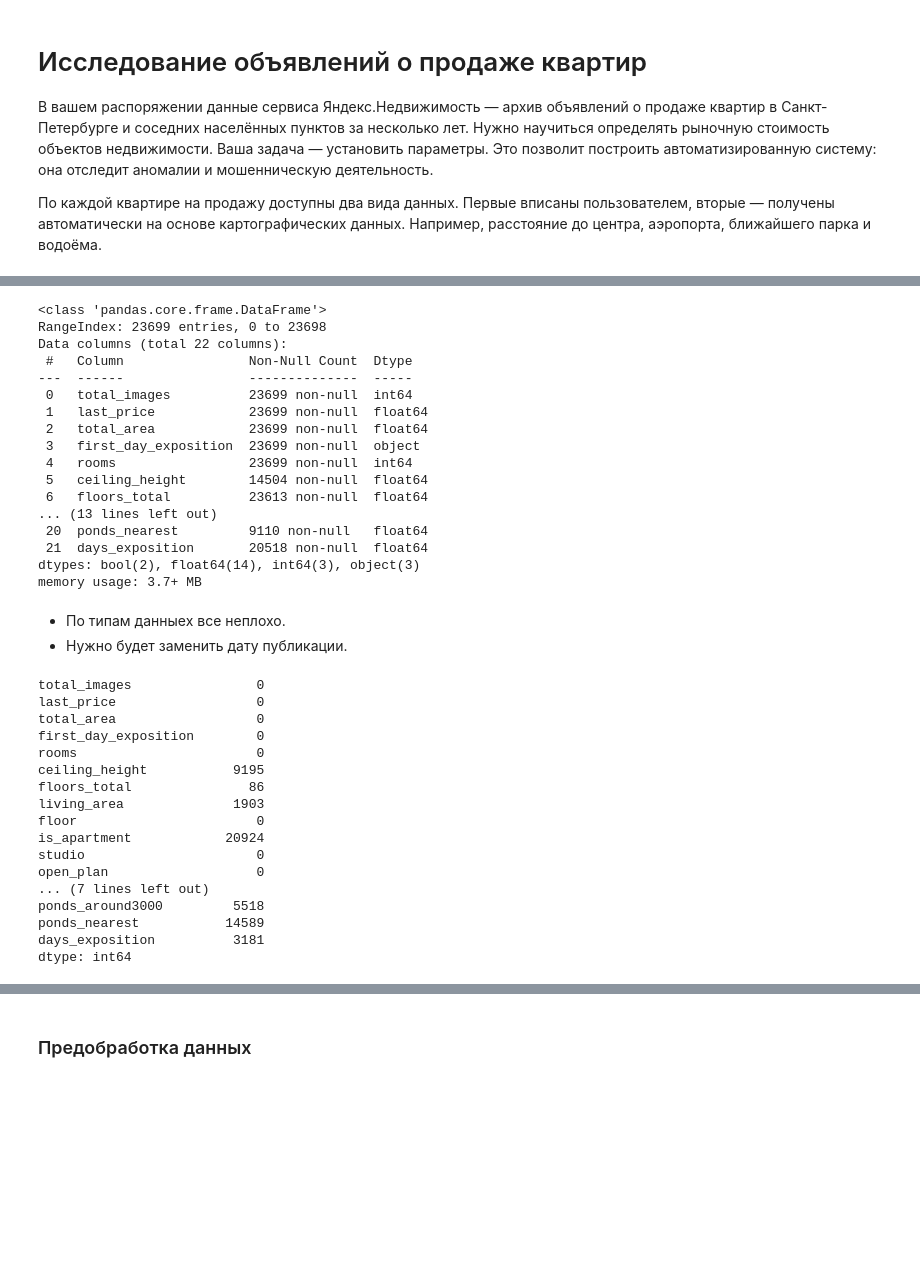
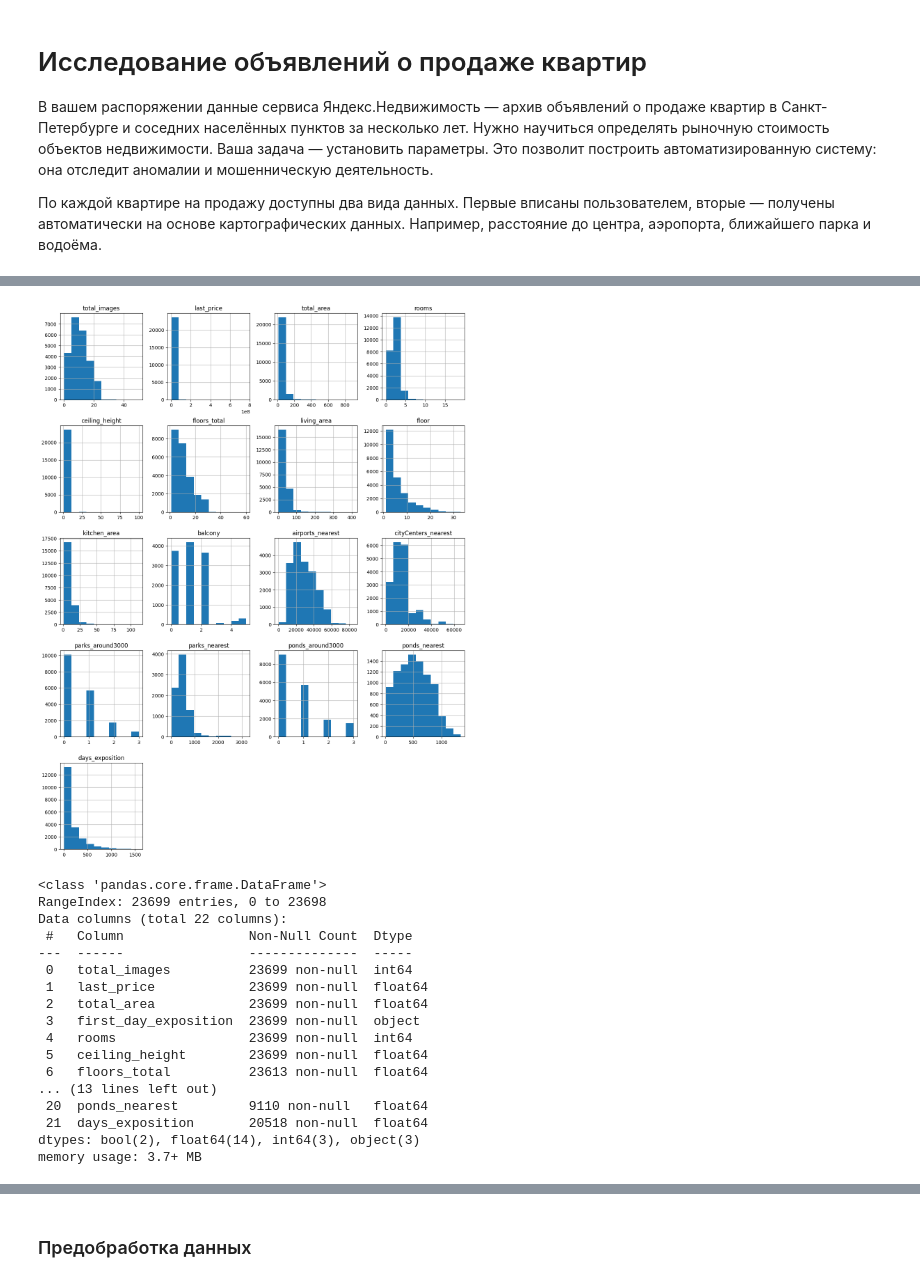
Before and after one commit to atropinskiy/yandex_practice, a Jupyter notebook: realty.ipynb, the cells around one changed output, grey strips where cells are left out. Saved outputs shown, nothing was run; the diff lists cells and outputs as text; code cells hidden in the pictures; blank space fills up the shorter version.

```diff
--- a/realty.ipynb
+++ b/realty.ipynb
@@ -33,0 +74,8 @@ df.head(5)
+# %%
+# 1.1 Загрузка датасета
+
+try:
+    df = pd.read_csv('./datasets/real_estate_data.csv', sep = '\t')
+except:
+    df = pd.read_csv('https://code.s3.yandex.net/datasets/real_estate_data.csv', sep = '\t')
+df.head(5)
@@ -34,3 +97,9 @@ df.head(5)
+# %%
+#1.2 Гистограммы данных
+df.hist(figsize=(15, 20))
+plt.show()
+# %% [output]
+[figure, added]
 # %%
 df.info()
 # %% [output]
@@ -44,33 +113,10 @@ Data columns (total 22 columns):
  2   total_area            23699 non-null  float64
  3   first_day_exposition  23699 non-null  object
  4   rooms                 23699 non-null  int64
- 5   ceiling_height        14504 non-null  float64
+ 5   ceiling_height        23699 non-null  float64
  6   floors_total          23613 non-null  float64
 ... (13 lines left out)
  20  ponds_nearest         9110 non-null   float64
  21  days_exposition       20518 non-null  float64
 dtypes: bool(2), float64(14), int64(3), object(3)
 memory usage: 3.7+ MB
-# %% [markdown]
-* По типам данныех все неплохо.
-* Нужно будет заменить дату публикации.
-# %%
-df.isna().sum()
-# %% [output]
-total_images                0
-last_price                  0
-total_area                  0
-first_day_exposition        0
-rooms                       0
-ceiling_height           9195
-floors_total               86
-living_area              1903
-floor                       0
-is_apartment            20924
-studio                      0
-open_plan                   0
-... (7 lines left out)
-ponds_around3000         5518
-ponds_nearest           14589
-days_exposition          3181
-dtype: int64
```
Also changed, not shown: parts of 10 cells of this notebook, 10 other files.
